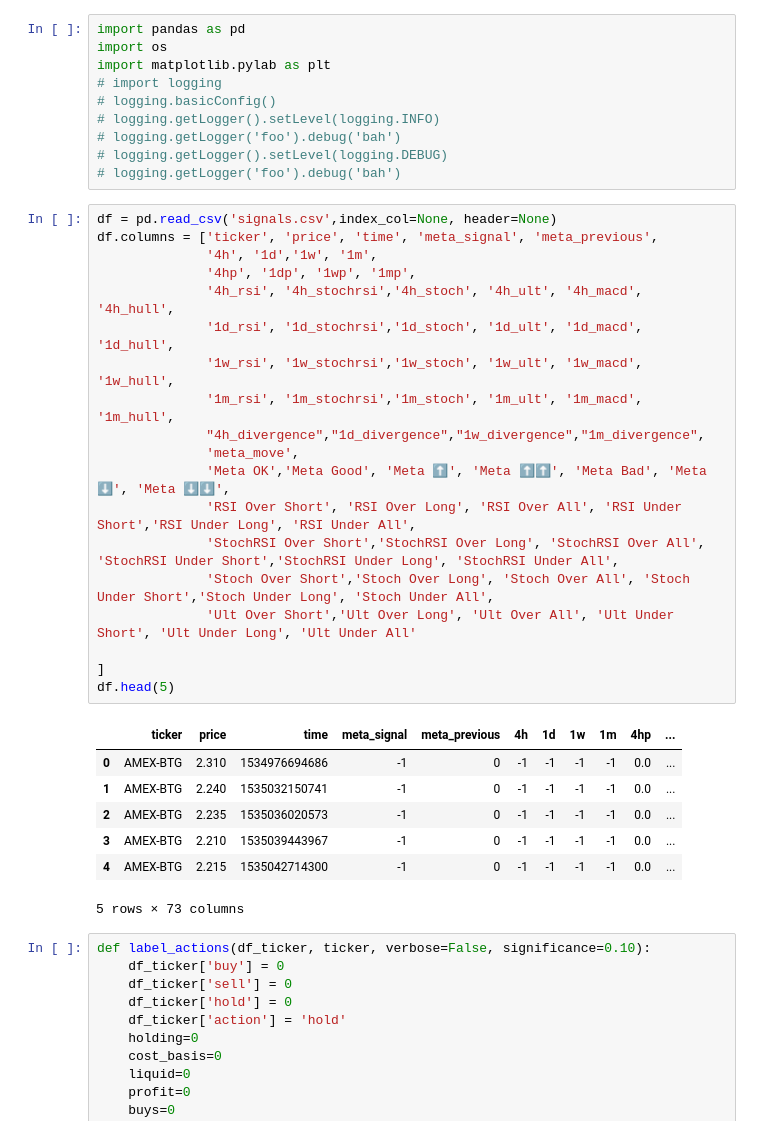
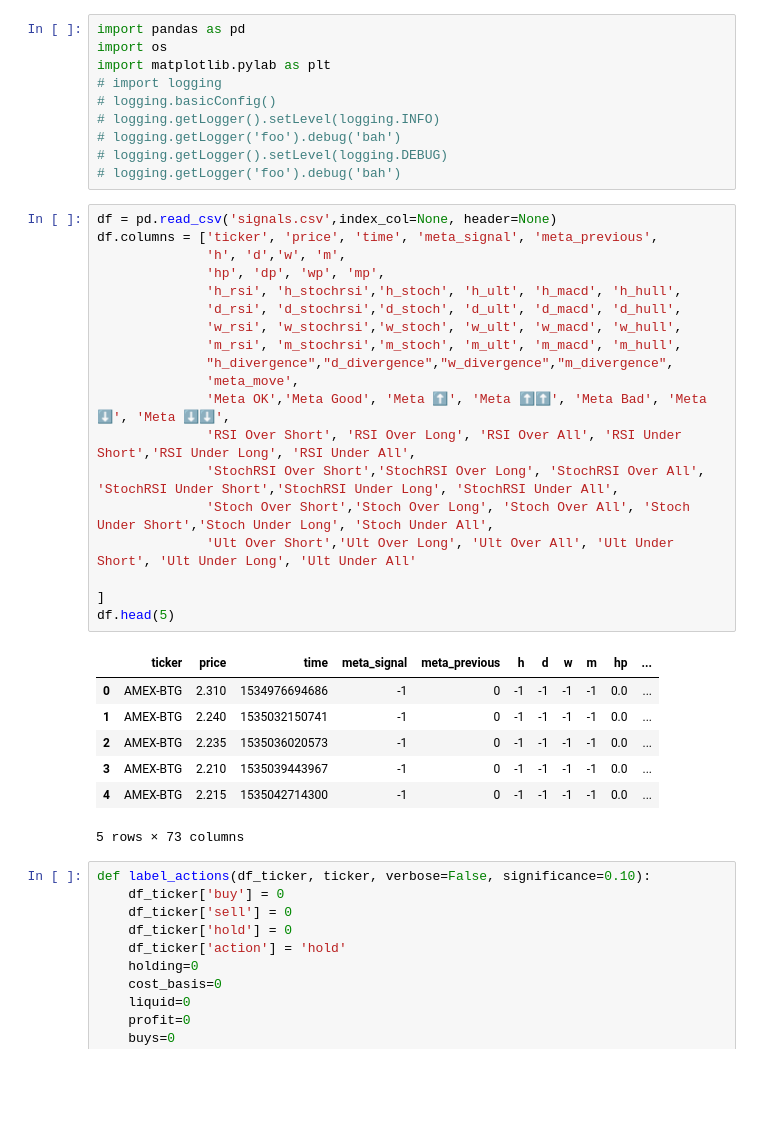
Before and after one commit to atomantic/stock_signals, a Jupyter notebook: data/02 - Label.ipynb, the cells around one changed output. Cells and saved outputs as stored; diff of their text form; blank space fills up the shorter version.

```diff
--- a/data/02 - Label.ipynb
+++ b/data/02 - Label.ipynb
@@ -42,24 +42,24 @@ import matplotlib.pylab as plt
 # %%
 df = pd.read_csv('signals.csv',index_col=None, header=None)
 df.columns = ['ticker', 'price', 'time', 'meta_signal', 'meta_previous',
-              '4h', '1d','1w', '1m',
-              '4hp', '1dp', '1wp', '1mp',
-              '4h_rsi', '4h_stochrsi','4h_stoch', '4h_ult', '4h_macd', '4h_hull',
-              '1d_rsi', '1d_stochrsi','1d_stoch', '1d_ult', '1d_macd', '1d_hull',
-              '1w_rsi', '1w_stochrsi','1w_stoch', '1w_ult', '1w_macd', '1w_hull',
-              '1m_rsi', '1m_stochrsi','1m_stoch', '1m_ult', '1m_macd', '1m_hull',
-              "4h_divergence","1d_divergence","1w_divergence","1m_divergence",
+              'h', 'd','w', 'm',
+              'hp', 'dp', 'wp', 'mp',
+              'h_rsi', 'h_stochrsi','h_stoch', 'h_ult', 'h_macd', 'h_hull',
+              'd_rsi', 'd_stochrsi','d_stoch', 'd_ult', 'd_macd', 'd_hull',
+              'w_rsi', 'w_stochrsi','w_stoch', 'w_ult', 'w_macd', 'w_hull',
+              'm_rsi', 'm_stochrsi','m_stoch', 'm_ult', 'm_macd', 'm_hull',
+              "h_divergence","d_divergence","w_divergence","m_divergence",
               'meta_move',
               'Meta OK','Meta Good', 'Meta ⬆️', 'Meta ⬆️⬆️', 'Meta Bad', 'Meta ⬇️', 'Meta ⬇️⬇️',
               'RSI Over Short', 'RSI Over Long', 'RSI Over All', 'RSI Under Short','RSI Under Long', 'RSI Under All',
               'StochRSI Over Short','StochRSI Over Long', 'StochRSI Over All', 'StochRSI Under Short','StochRSI Under Long', 'StochRSI Under All',
               'Stoch Over Short','Stoch Over Long', 'Stoch Over All', 'Stoch Under Short','Stoch Under Long', 'Stoch Under All',
               'Ult Over Short','Ult Over Long', 'Ult Over All', 'Ult Under Short', 'Ult Under Long', 'Ult Under All'
 
 ]
 df.head(5)
 # %% [output]
-|  | ticker | price | time | meta_signal | meta_previous | 4h | 1d | 1w | 1m | 4hp | ... |
+|  | ticker | price | time | meta_signal | meta_previous | h | d | w | m | hp | ... |
 | 0 | AMEX-BTG | 2.310 | 1534976694686 | -1 | 0 | -1 | -1 | -1 | -1 | 0.0 | ... |
 | 1 | AMEX-BTG | 2.240 | 1535032150741 | -1 | 0 | -1 | -1 | -1 | -1 | 0.0 | ... |
 | 2 | AMEX-BTG | 2.235 | 1535036020573 | -1 | 0 | -1 | -1 | -1 | -1 | 0.0 | ... |
```
Also changed, not shown: parts of 5 cells of this notebook, 13 other files.
